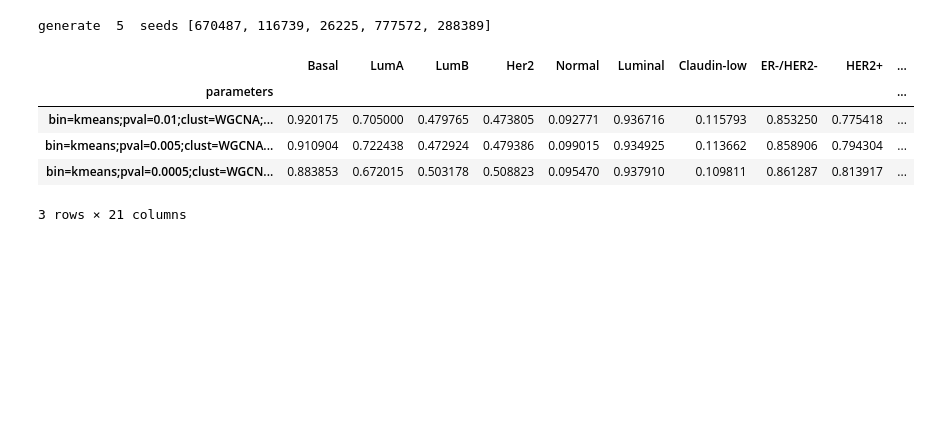
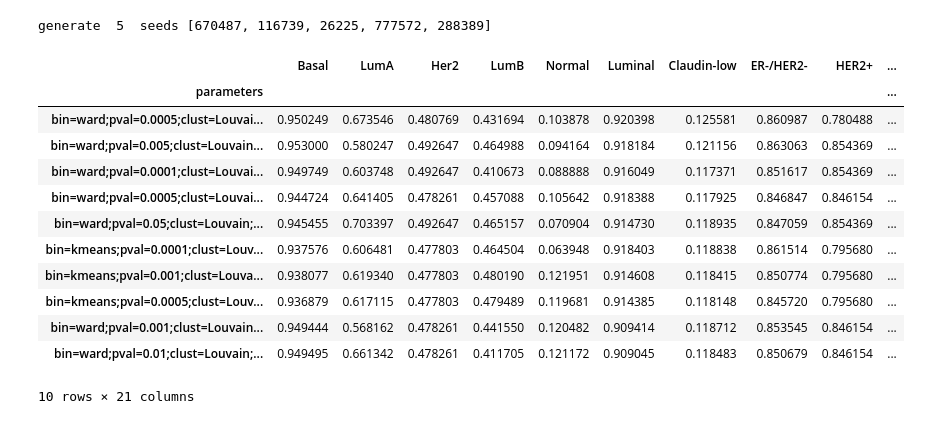
Before and after one commit to ozolotareva/unpast_paper, a Jupyter notebook: evaluation_on_real_data.ipynb, the cells around one changed output. Saved outputs shown, nothing was run; the diff lists cells and outputs as text; code cells hidden in the pictures; blank space fills up the shorter version.

```diff
--- a/evaluation_on_real_data.ipynb
+++ b/evaluation_on_real_data.ipynb
@@ -164,6 +86,15 @@ for run in range(n_runs):
                     fname = out_dir+basename_t+".seed="+str(seed)+\
                     ".bin="+bin_method +",pval="+str(pval)+",clust=Louvain"+",m="+str(m)+".biclusters.tsv"
                     result_t = read_bic_table(fname)
+                    """result_t = run_DESMOND(exprs_file_t, basename_t, out_dir=out_dir,
+                                                save=True, load = True,
+                                                ceiling = 3,
+                                                min_n_samples = 5,
+                                                bin_method = bin_method, pval = pval,
+                                                clust_method = "Louvain",
+                                                similarity_cutoffs = similarity_cutoffs,
+                                                seed = seed,
+                                                verbose = False)"""
                     time_t = time()-t0
                     # find the best matches between TCGA biclusters and subtypes
                     # and calculate overall performance == weighted sum of Jaccard indexes
@@ -186,6 +117,15 @@ for run in range(n_runs):
                     fname = out_dir+basename_m+".seed="+str(seed)+\
                     ".bin="+bin_method +",pval="+str(pval)+",clust=Louvain"+",m="+str(m)+".biclusters.tsv"
                     result_m = read_bic_table(fname)
+                    """result_m = run_DESMOND(exprs_file_m, basename_m, out_dir=out_dir,
+                                                save=True, load = True,
+                                                ceiling = 3,
+                                                min_n_samples = 5,
+                                                bin_method = bin_method, pval = pval,
+                                                clust_method = "Louvain",
+                                                similarity_cutoffs = similarity_cutoffs,
+                                                seed = seed,
+                                                verbose = False)"""
                     time_m = time()-t0
                     # find the best matches between METABRIC biclusters and subtypes
                     # and calculate overall performance == weighted sum of Jaccard indexes
@@ -234,6 +174,16 @@ for run in range(n_runs):
                     fname = out_dir+basename_t+".seed="+str(seed)+".bin="+bin_method \
                     +",pval="+str(pval)+",clust=WGCNA"+",ds="+str(ds)+",dch="+str(dch)+".biclusters.tsv"
                     result_t = read_bic_table(fname)
+                    """result_t = run_DESMOND(exprs_file_t, basename_t, out_dir=out_dir,
+                                                save=True, load = True,
+                                                ceiling = 3,
+                                                min_n_samples = 5,
+                                                bin_method = bin_method, pval = pval,
+                                                clust_method = "WGCNA",
+                                                ds = ds, dch  = dch,
+                                                #similarity_cutoffs = similarity_cutoffs,
+                                                seed = seed,
+                                                verbose = False)"""
                     time_t = time()-t0
                     # find the best matches between TCGA biclusters and subtypes
                     # and calculate overall performance == weighted sum of Jaccard indexes
@@ -256,6 +206,16 @@ for run in range(n_runs):
                     fname = out_dir+basename_m+".seed="+str(seed)+".bin="+bin_method \
                     +",pval="+str(pval)+",clust=WGCNA"+",ds="+str(ds)+",dch="+str(dch)+".biclusters.tsv"
                     result_m = read_bic_table(fname)
+                    """result_m = run_DESMOND(exprs_file_m, basename_m, out_dir=out_dir,
+                                                save=True, load = True,
+                                                ceiling = 3,
+                                                min_n_samples = 5,
+                                                bin_method = bin_method, pval = pval,
+                                                clust_method = "WGCNA",
+                                                ds = ds, dch  = dch,
+                                                #similarity_cutoffs = similarity_cutoffs,
+                                                seed = seed,
+                                                verbose = False)"""
                     time_m = time()-t0
                     # find the best matches between METABRIC biclusters and subtypes
                     # and calculate overall performance == weighted sum of Jaccard indexes
@@ -284,12 +244,19 @@ for run in range(n_runs):
                 clustering_similarities.append(clust_sim)
 # %%
 df = pd.DataFrame.from_records(subt_t).groupby("parameters").agg("mean").sort_values("overall_performance_Intrinsic",ascending = False)
-df.head(3)
+df.head(10)
 # %% [output]
-|  | Basal | LumA | LumB | Her2 | Normal | Luminal | Claudin-low | ER-/HER2- | HER2+ | ... |
+|  | Basal | LumA | Her2 | LumB | Normal | Luminal | Claudin-low | ER-/HER2- | HER2+ | ... |
 | parameters |  |  |  |  |  |  |  |  |  | ... |
-| bin=kmeans;pval=0.01;clust=WGCNA;... | 0.920175 | 0.705000 | 0.479765 | 0.473805 | 0.092771 | 0.936716 | 0.115793 | 0.853250 | 0.775418 | ... |
-| bin=kmeans;pval=0.005;clust=WGCNA... | 0.910904 | 0.722438 | 0.472924 | 0.479386 | 0.099015 | 0.934925 | 0.113662 | 0.858906 | 0.794304 | ... |
-| bin=kmeans;pval=0.0005;clust=WGCN... | 0.883853 | 0.672015 | 0.503178 | 0.508823 | 0.095470 | 0.937910 | 0.109811 | 0.861287 | 0.813917 | ... |
+| bin=ward;pval=0.0005;clust=Louvai... | 0.950249 | 0.673546 | 0.480769 | 0.431694 | 0.103878 | 0.920398 | 0.125581 | 0.860987 | 0.780488 | ... |
+| bin=ward;pval=0.005;clust=Louvain... | 0.953000 | 0.580247 | 0.492647 | 0.464988 | 0.094164 | 0.918184 | 0.121156 | 0.863063 | 0.854369 | ... |
+| bin=ward;pval=0.0001;clust=Louvai... | 0.949749 | 0.603748 | 0.492647 | 0.410673 | 0.088888 | 0.916049 | 0.117371 | 0.851617 | 0.854369 | ... |
+| bin=ward;pval=0.0005;clust=Louvai... | 0.944724 | 0.641405 | 0.478261 | 0.457088 | 0.105642 | 0.918388 | 0.117925 | 0.846847 | 0.846154 | ... |
+| bin=ward;pval=0.05;clust=Louvain;... | 0.945455 | 0.703397 | 0.492647 | 0.465157 | 0.070904 | 0.914730 | 0.118935 | 0.847059 | 0.854369 | ... |
+| bin=kmeans;pval=0.0001;clust=Louv... | 0.937576 | 0.606481 | 0.477803 | 0.464504 | 0.063948 | 0.918403 | 0.118838 | 0.861514 | 0.795680 | ... |
+| bin=kmeans;pval=0.001;clust=Louva... | 0.938077 | 0.619340 | 0.477803 | 0.480190 | 0.121951 | 0.914608 | 0.118415 | 0.850774 | 0.795680 | ... |
+| bin=kmeans;pval=0.0005;clust=Louv... | 0.936879 | 0.617115 | 0.477803 | 0.479489 | 0.119681 | 0.914385 | 0.118148 | 0.845720 | 0.795680 | ... |
+| bin=ward;pval=0.001;clust=Louvain... | 0.949444 | 0.568162 | 0.478261 | 0.441550 | 0.120482 | 0.909414 | 0.118712 | 0.853545 | 0.846154 | ... |
+| bin=ward;pval=0.01;clust=Louvain;... | 0.949495 | 0.661342 | 0.478261 | 0.411705 | 0.121172 | 0.909045 | 0.118483 | 0.850679 | 0.846154 | ... |
-3 rows × 21 columns
+10 rows × 21 columns
 # %%
```
Also changed, not shown: parts of 13 cells of this notebook, 2 other files.
